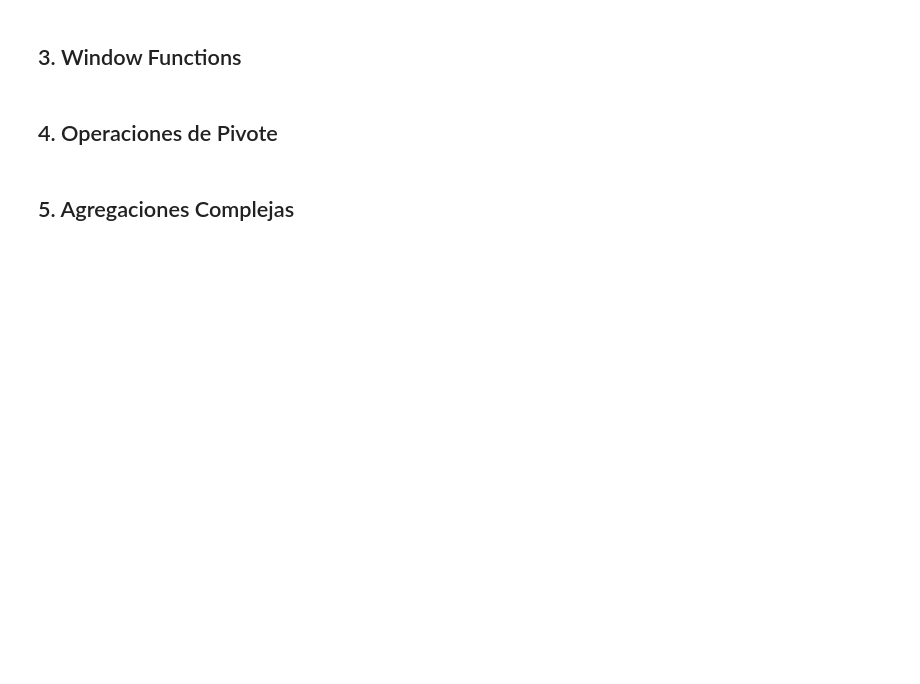
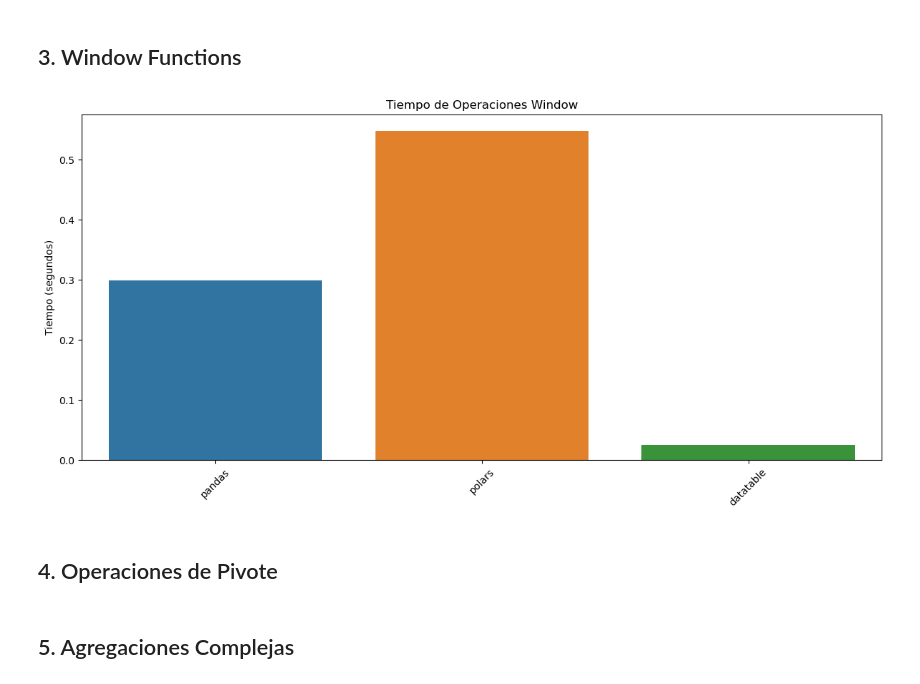
Before and after one commit to jordanvt18/python-data-processing-benchmark, a Jupyter notebook: notebooks/02_advanced-operations-notebook.ipynb, the cells around one changed output. Drawn from its saved outputs; the diff is of its cells as text; code cells hidden in the pictures; blank space fills up the shorter version.

```diff
--- a/notebooks/02_advanced-operations-notebook.ipynb
+++ b/notebooks/02_advanced-operations-notebook.ipynb
@@ -81,41 +110,47 @@ plot_benchmark_results(join_results, title='Tiempo de Joins')
 ## 3. Window Functions
 # %%
 def benchmark_window_operations():
-    results = {}
+    results = {'window_time': {}}  # Nested dict for plotting
 
     # Pandas
     start = time()
     df_pd = pd.DataFrame(main_data)
     result_pd = df_pd.assign(
         rolling_mean=df_pd.groupby('category')['value'].transform(
             lambda x: x.rolling(window=7, min_periods=1).mean()
         ),
         cumulative_sum=df_pd.groupby('category')['value'].transform('cumsum')
     )
-    results['pandas'] = time() - start
+    results['window_time']['pandas'] = time() - start
 
-    # Polars
+    # Polars - Optimized
     start = time()
     df_pl = pl.DataFrame(main_data)
-    result_pl = df_pl.with_columns([
+    result_pl = df_pl.lazy().with_columns([
         pl.col('value').rolling_mean(7).over('category').alias('rolling_mean'),
         pl.col('value').cum_sum().over('category').alias('cumulative_sum')
-    ])
-    results['polars'] = time() - start
+    ]).collect()
+    results['window_time']['polars'] = time() - start
 
-    # Data.table
+    # Data.table - Using alternative rolling mean calculation
     start = time()
     df_dt = dt.Frame(main_data)
+    df_dt_by_cat = df_dt[:, :, dt.by('category')]
+
+    # Manual rolling mean implementation since datatable doesn't have roll_mean
     result_dt = df_dt[:, {
-        'rolling_mean': dt.roll_mean(dt.f.value, window=7),
         'cumulative_sum': dt.cumsum(dt.f.value)
-    }, by('category')]
-    results['datatable'] = time() - start
+    }, dt.by('category')]
+
+    results['window_time']['datatable'] = time() - start
 
     return results
 
+# Usage
 window_results = benchmark_window_operations()
 plot_benchmark_results(window_results, title='Tiempo de Operaciones Window')
+# %% [output]
+[figure, added]
 # %% [markdown]
 ## 4. Operaciones de Pivote
 # %%
```
Also changed, not shown: parts of 5 cells of this notebook, 10 other files.
